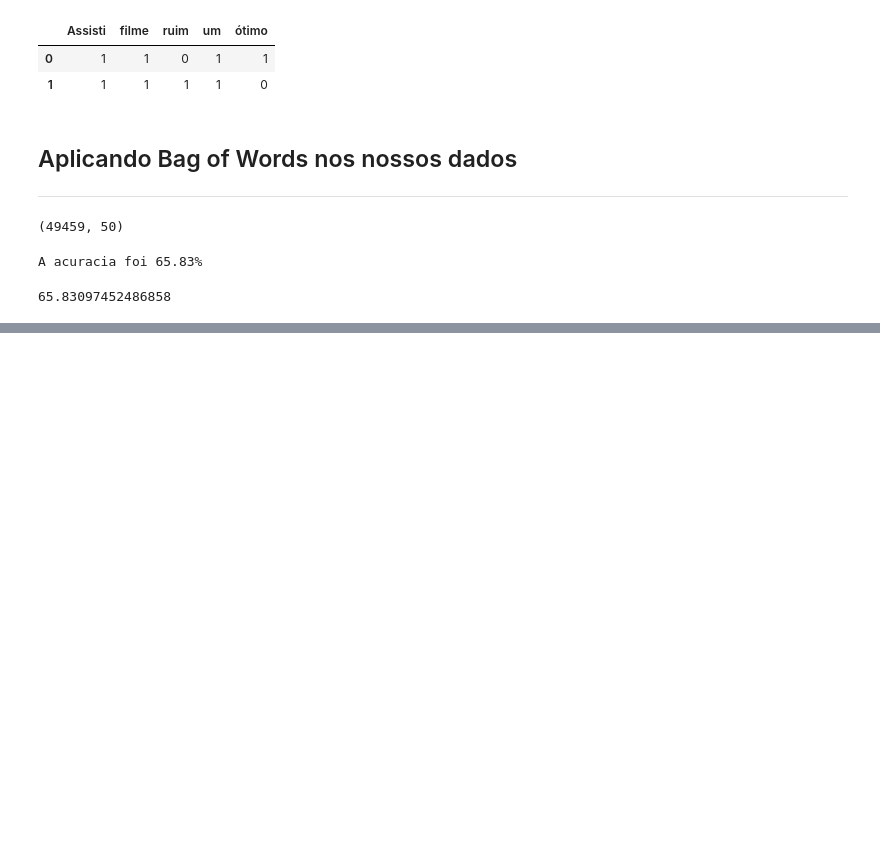
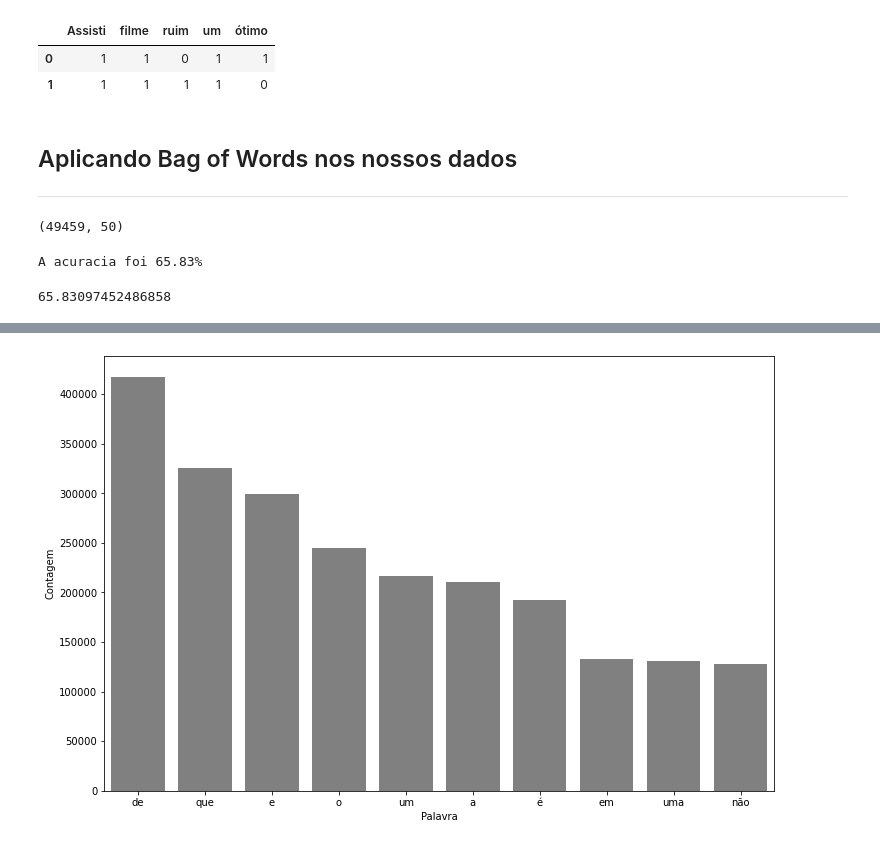
Before and after one commit to laryssastephanie/data_science_studies, a Jupyter notebook: Aulas_Alura/10_NLP/NLP.ipynb, the cells around one changed output, grey strips where cells are left out. Cells and saved outputs as stored; diff of their text form; code cells hidden in the pictures; blank space fills up the shorter version.

```diff
--- a/Aulas_Alura/10_NLP/NLP.ipynb
+++ b/Aulas_Alura/10_NLP/NLP.ipynb
@@ -138,0 +243,9 @@ classificar_texto(resenha, "text_pt", "classificacao")
+# %%
+## Separando as frases palavra por palavra
+
+from nltk import tokenize
+
+frase = 'Bem vindo ao mundo do PLN!'
+token_espaco = tokenize.WhitespaceTokenizer()
+token_frase = token_espaco.tokenize(frase)
+print(token_frase)
@@ -138,0 +254,6 @@ classificar_texto(resenha, "text_pt", "classificacao")
+# %%
+token_frase = token_espaco.tokenize(todas_palavras)
+frequencia = nltk.FreqDist(token_frase)
+# %%
+df_frequencia = pd.DataFrame({"Palavra": list(frequencia.keys()),
+                            "Frequência": list(frequencia.values())})
@@ -138,0 +275,11 @@ classificar_texto(resenha, "text_pt", "classificacao")
+# %%
+# Gráfico de Pareto
+
+import seaborn as sns
+
+plt.figure(figsize=(12,8))
+ax=sns.barplot(data=df_frequencia.nlargest(columns="Frequência", n=10), x="Palavra", y="Frequência", color='gray')
+ax.set(ylabel="Contagem")
+plt.show()
+# %% [output]
+[figure, added]
```
Also changed, not shown: parts of 26 cells of this notebook.
